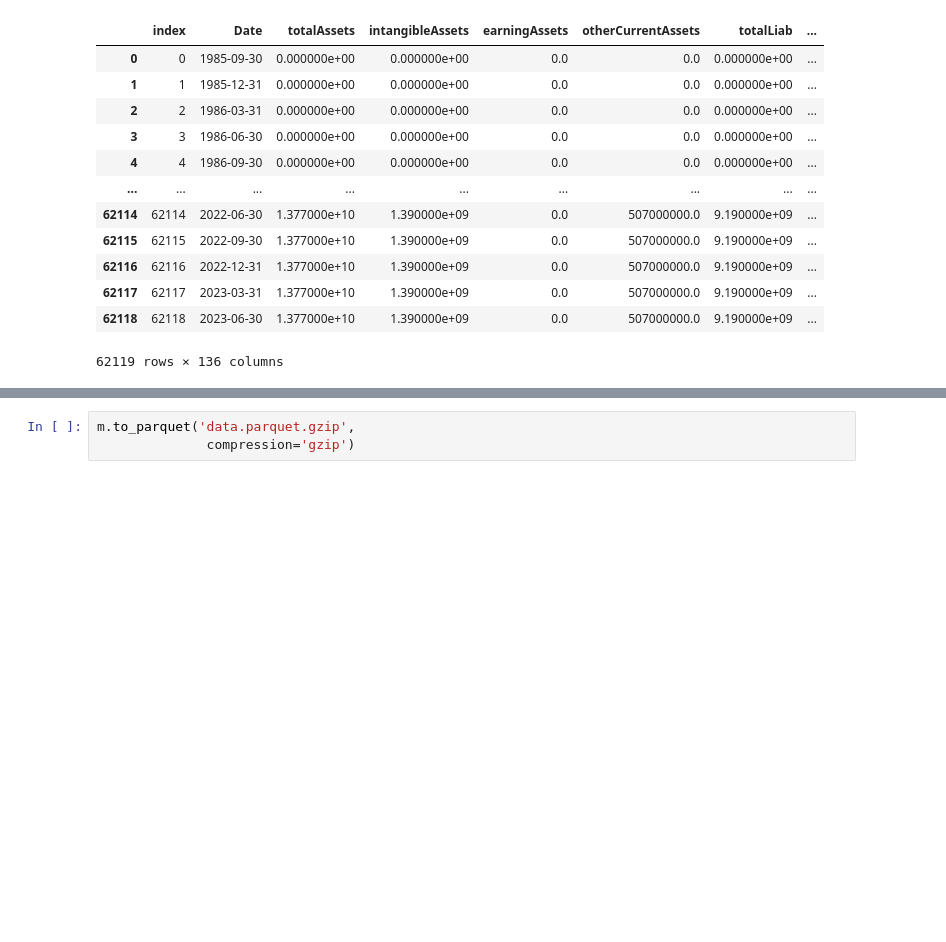
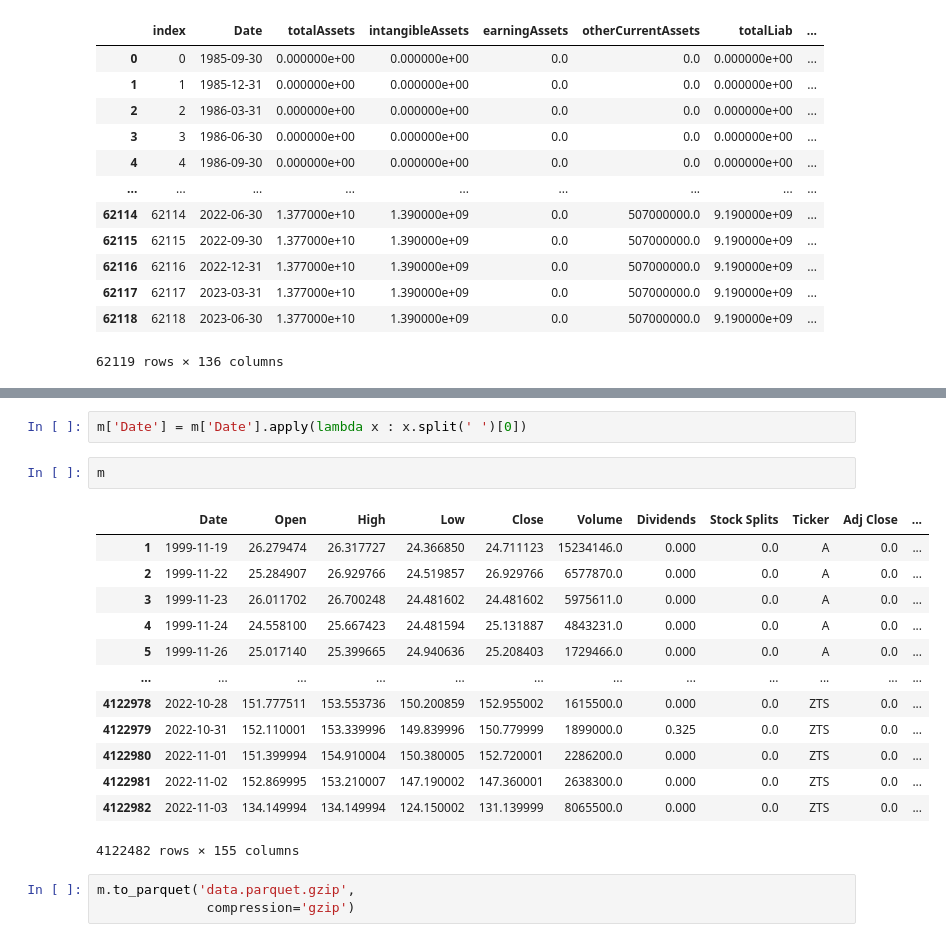
Before and after one commit to yzyk/ai-stock-selection, a Jupyter notebook: data/collect data.ipynb, the cells around one changed output, grey strips where cells are left out. Saved outputs shown, nothing was run; the diff lists cells and outputs as text; blank space fills up the shorter version.

```diff
--- a/data/collect data.ipynb
+++ b/data/collect data.ipynb
@@ -275,3 +291,21 @@ m
+# %%
+m['Date'] = m['Date'].apply(lambda x : x.split(' ')[0])
+# %%
+m
+# %% [output]
+|  | Date | Open | High | Low | Close | Volume | Dividends | Stock Splits | Ticker | Adj Close | ... |
+| 1 | 1999-11-19 | 26.279474 | 26.317727 | 24.366850 | 24.711123 | 15234146.0 | 0.000 | 0.0 | A | 0.0 | ... |
+| 2 | 1999-11-22 | 25.284907 | 26.929766 | 24.519857 | 26.929766 | 6577870.0 | 0.000 | 0.0 | A | 0.0 | ... |
+| 3 | 1999-11-23 | 26.011702 | 26.700248 | 24.481602 | 24.481602 | 5975611.0 | 0.000 | 0.0 | A | 0.0 | ... |
+| 4 | 1999-11-24 | 24.558100 | 25.667423 | 24.481594 | 25.131887 | 4843231.0 | 0.000 | 0.0 | A | 0.0 | ... |
+| 5 | 1999-11-26 | 25.017140 | 25.399665 | 24.940636 | 25.208403 | 1729466.0 | 0.000 | 0.0 | A | 0.0 | ... |
+| ... | ... | ... | ... | ... | ... | ... | ... | ... | ... | ... | ... |
+| 4122978 | 2022-10-28 | 151.777511 | 153.553736 | 150.200859 | 152.955002 | 1615500.0 | 0.000 | 0.0 | ZTS | 0.0 | ... |
+| 4122979 | 2022-10-31 | 152.110001 | 153.339996 | 149.839996 | 150.779999 | 1899000.0 | 0.325 | 0.0 | ZTS | 0.0 | ... |
+| 4122980 | 2022-11-01 | 151.399994 | 154.910004 | 150.380005 | 152.720001 | 2286200.0 | 0.000 | 0.0 | ZTS | 0.0 | ... |
+| 4122981 | 2022-11-02 | 152.869995 | 153.210007 | 147.190002 | 147.360001 | 2638300.0 | 0.000 | 0.0 | ZTS | 0.0 | ... |
+| 4122982 | 2022-11-03 | 134.149994 | 134.149994 | 124.150002 | 131.139999 | 8065500.0 | 0.000 | 0.0 | ZTS | 0.0 | ... |
+4122482 rows × 155 columns
 # %%
 m.to_parquet('data.parquet.gzip',
               compression='gzip')
```
Also changed, not shown: parts of 4 cells of this notebook, 14 other files.
